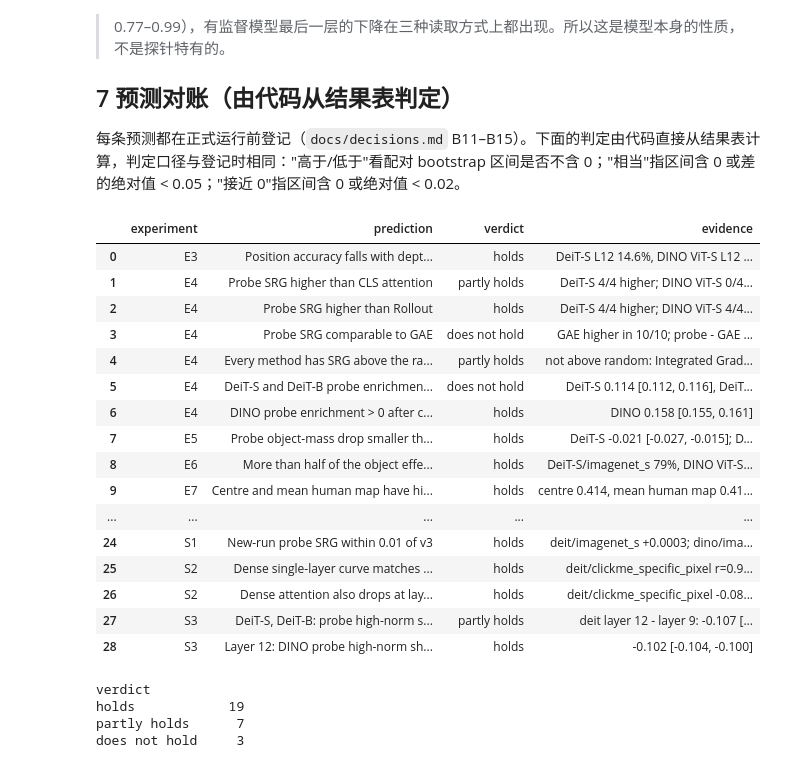
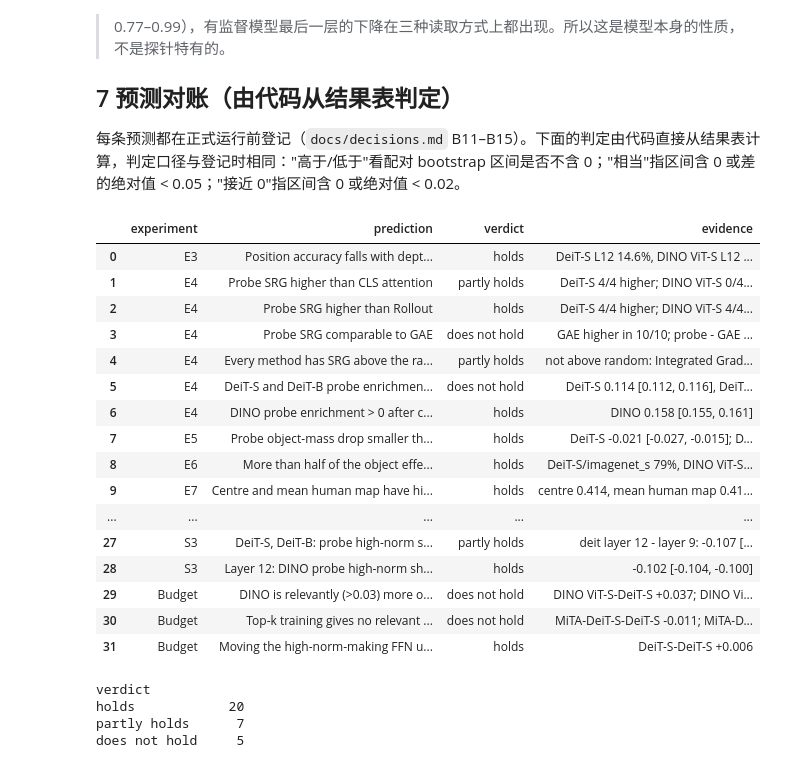
Before and after one commit to hhuang999/MITA-VIT, a Jupyter notebook: notebooks/mita_probe_research.ipynb, the cells around one changed output. Cells and saved outputs as stored; diff of their text form; code cells hidden in the pictures.

```diff
--- a/notebooks/mita_probe_research.ipynb
+++ b/notebooks/mita_probe_research.ipynb
@@ -1261,0 +1272,10 @@ display(pd.read_csv(SUP / 's3_tests.csv').assign(model=lambda f: f.model.map(MOD
+# %%
+BUD = EXP / '2026-11-03_ab_analysis_formal'
+BUD_LABELS = {'deit': 'DeiT-S', 'mita': 'MiTA-DeiT-S', 'deit_t': 'DeiT-T', 'mita_t': 'MiTA-DeiT-T',
+              'deit3_s': 'DeiT-III-S', 'deit_b': 'DeiT-B', 'dino': 'DINO ViT-S'}
+judgements = pd.read_csv(BUD / 'judgements.csv')
+shown = judgements.assign(a=judgements.a.map(lambda v: BUD_LABELS.get(v, v)), b=judgements.b.map(lambda v: BUD_LABELS.get(v, v)))
+display(shown.round(4).set_index(['hypothesis', 'a', 'b'])[['n', 'mean', 'low', 'high', 'verdict']])
+summary_budget = json.loads((BUD / 'summary.json').read_text())
+print({h: summary_budget[h] for h in ('H1', 'H2', 'H6')}, '| H4:', summary_budget['H4'])
+print('Story rule:', summary_budget['story'])
@@ -1418,40 +1523,51 @@ record('Sanity', 'Every non-reference method passes (median Spearman < 0.5)', sa
 record('Sanity', 'Class-agnostic maps unchanged when only the head is re-initialised', head_ok,
        'probe, CLS attention, Rollout: Spearman 1.0 on all models' if all(head_ok) else 'see 5.4')
 cost_ok, cost_text = [], []
 for model_name in MODELS:
     c = pd.read_csv(run(f'e4_imagenet_s_{model_name}') / 'analysis_cost.csv').set_index('method')['ms_per_image']
     cost_ok.append(c['probe_mass'] < 2 * max(c['cls_attention'], c['rollout']) and c['probe_mass'] < c['gae']
                    and c['integrated_gradients'] > 10 * c['probe_mass'])
     cost_text.append(f"{S(model_name)} probe {c['probe_mass']:.2f} / GAE {c['gae']:.2f} / IG {c['integrated_gradients']:.1f} ms")
 record('Cost', 'Probe in the same order as CLS attention/Rollout, below GAE, >10x below IG', cost_ok, '; '.join(cost_text))
 
 ledger = pd.DataFrame(ledger)
 # Supplementary predictions (B22-B24), judged by scripts/analyze_supplement.py with the registered rules.
 supplement = pd.read_csv(EXP / '2026-10-31_s_analysis' / 'predictions.csv').query("verdict != 'not predicted'")
 supplement = supplement.assign(experiment=supplement.decision.map(lambda d: {'B22': 'S1', 'B23': 'S2', 'B24': 'S3'}[d[:3]]))
 ledger = pd.concat([ledger, supplement[['experiment', 'prediction', 'verdict', 'evidence']]], ignore_index=True)
+# Attention-budget study (B27-B32): H1, H2, H6 judged by scripts/analyze_budget.py with the registered rules.
+budget_rows = [('H1', 'DINO is relevantly (>0.03) more object-focused than all six supervised models'),
+               ('H2', 'Top-k training gives no relevant gain in object focus in either DeiT/MiTA pair'),
+               ('H6', 'Moving the high-norm-making FFN units to a register gives no relevant gain (DeiT-S)')]
+words = {'holds': 'holds', 'fails': 'does not hold', 'uncertain': 'partly holds'}
+for hypothesis, text in budget_rows:
+    rows = judgements.query('hypothesis == @hypothesis and verdict in ["holds", "fails", "uncertain"]')
+    evidence = '; '.join(f"{BUD_LABELS.get(r.a.split(':')[0], r.a)}-{BUD_LABELS.get(r.b.split(':')[0], r.b)} {r['mean']:+.3f}"
+                         for _, r in rows.iterrows())
+    ledger.loc[len(ledger)] = dict(experiment='Budget', prediction=text, verdict=words[summary_budget[hypothesis]],
+                                   evidence=evidence)
 display(ledger)
 print(ledger.verdict.value_counts().to_string())
 # %% [output]
 |  | experiment | prediction | verdict | evidence |
 | 0 | E3 | Position accuracy falls with dept... | holds | DeiT-S L12 14.6%, DINO ViT-S L12 ... |
 | 1 | E4 | Probe SRG higher than CLS attention | partly holds | DeiT-S 4/4 higher; DINO ViT-S 0/4... |
 | 2 | E4 | Probe SRG higher than Rollout | holds | DeiT-S 4/4 higher; DINO ViT-S 4/4... |
 | 3 | E4 | Probe SRG comparable to GAE | does not hold | GAE higher in 10/10; probe - GAE ... |
 | 4 | E4 | Every method has SRG above the ra... | partly holds | not above random: Integrated Grad... |
 | 5 | E4 | DeiT-S and DeiT-B probe enrichmen... | does not hold | DeiT-S 0.114 [0.112, 0.116], DeiT... |
 | 6 | E4 | DINO probe enrichment > 0 after c... | holds | DINO 0.158 [0.155, 0.161] |
 | 7 | E5 | Probe object-mass drop smaller th... | holds | DeiT-S -0.021 [-0.027, -0.015]; D... |
 | 8 | E6 | More than half of the object effe... | holds | DeiT-S/imagenet_s 79%, DINO ViT-S... |
 | 9 | E7 | Centre and mean human map have hi... | holds | centre 0.414, mean human map 0.41... |
 | ... | ... | ... | ... | ... |
-| 24 | S1 | New-run probe SRG within 0.01 of v3 | holds | deit/imagenet_s +0.0003; dino/ima... |
-| 25 | S2 | Dense single-layer curve matches ... | holds | deit/clickme_specific_pixel r=0.9... |
-| 26 | S2 | Dense attention also drops at lay... | holds | deit/clickme_specific_pixel -0.08... |
 | 27 | S3 | DeiT-S, DeiT-B: probe high-norm s... | partly holds | deit layer 12 - layer 9: -0.107 [... |
 | 28 | S3 | Layer 12: DINO probe high-norm sh... | holds | -0.102 [-0.104, -0.100] |
+| 29 | Budget | DINO is relevantly (>0.03) more o... | does not hold | DINO ViT-S-DeiT-S +0.037; DINO Vi... |
+| 30 | Budget | Top-k training gives no relevant ... | does not hold | MiTA-DeiT-S-DeiT-S -0.011; MiTA-D... |
+| 31 | Budget | Moving the high-norm-making FFN u... | holds | DeiT-S-DeiT-S +0.006 |
 verdict
-holds            19
+holds            20
 partly holds      7
-does not hold     3
+does not hold     5
 # %% [markdown]
```
Also changed, not shown: parts of 7 cells of this notebook, 3 other files.
